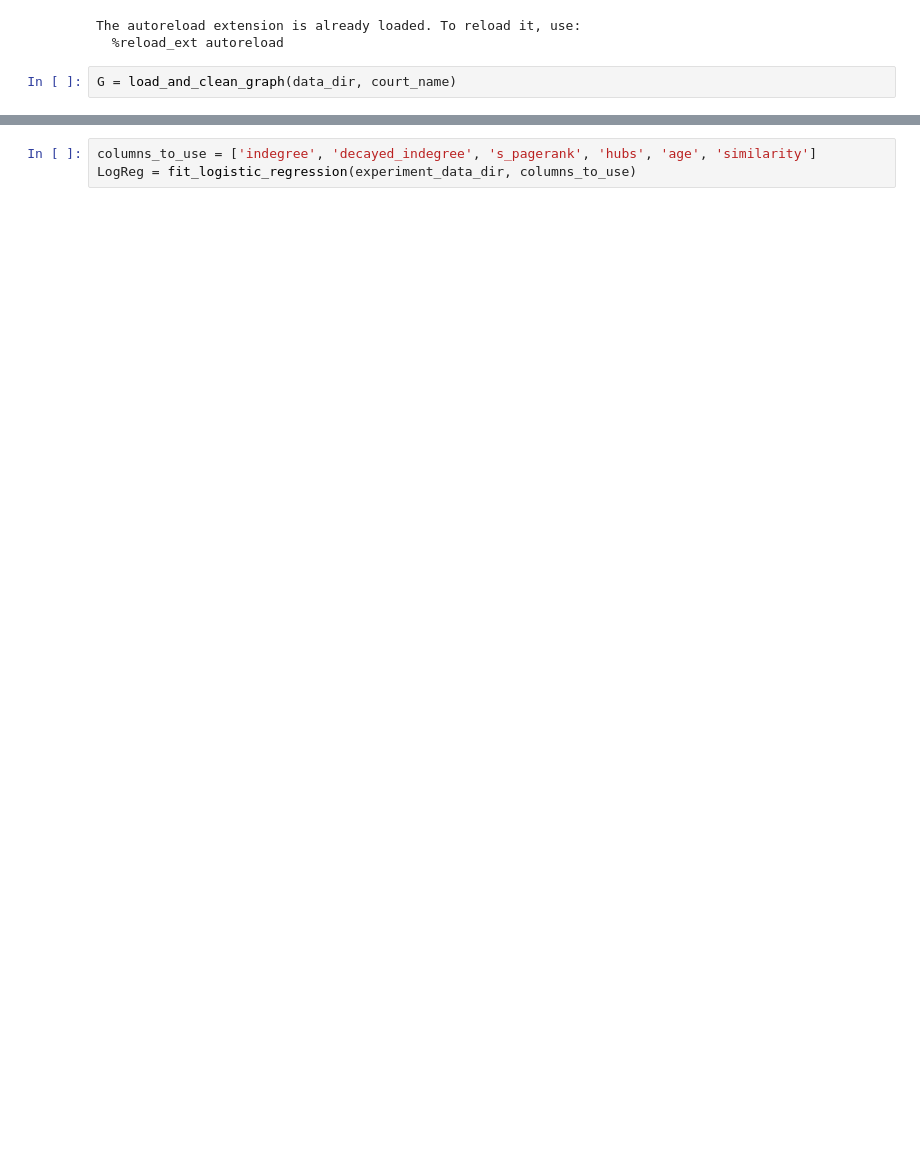
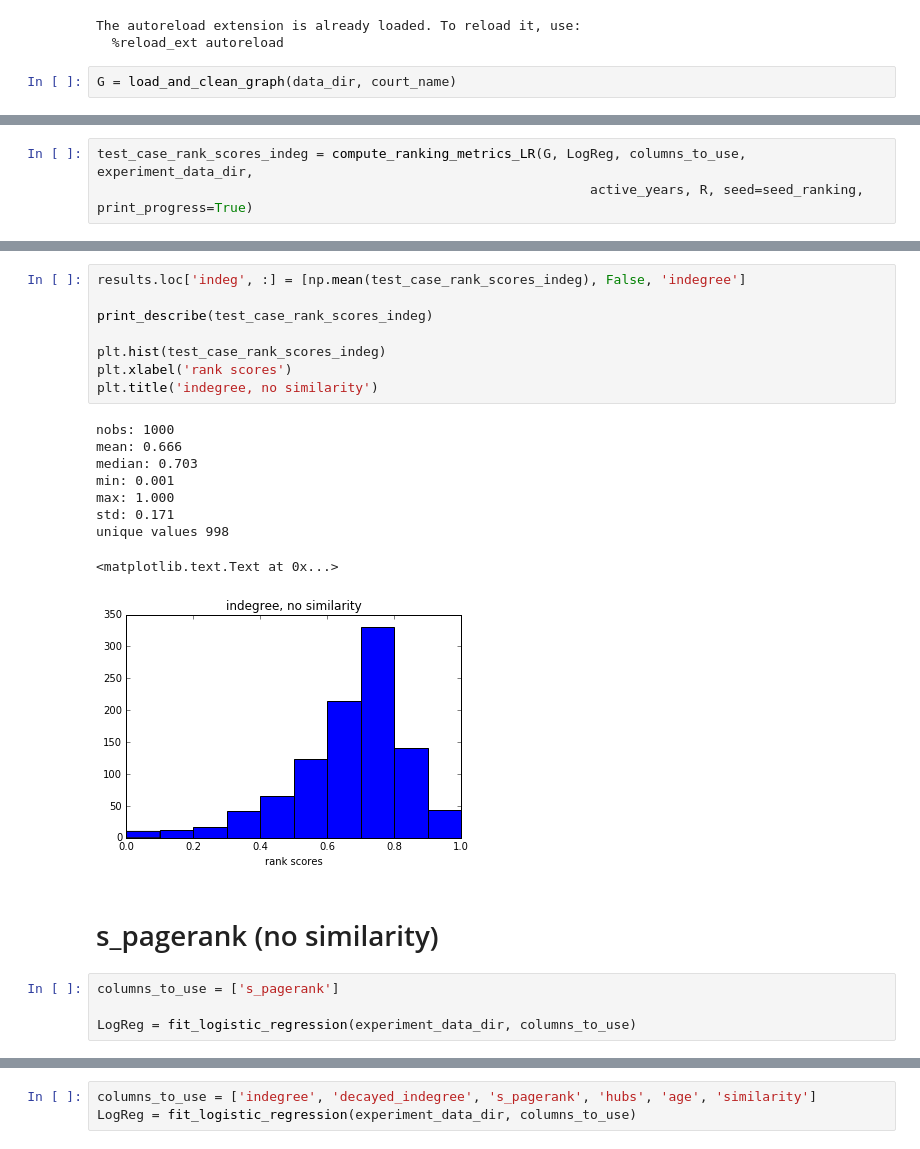
Before and after one commit to idc9/law-net, a Jupyter notebook: explore/vertex_metrics_experiment/compare_individual_metrics.ipynb, the cells around one changed output, grey strips where cells are left out. Saved outputs shown, nothing was run; the diff lists cells and outputs as text; blank space fills up the shorter version.

```diff
--- a/explore/vertex_metrics_experiment/compare_individual_metrics.ipynb
+++ b/explore/vertex_metrics_experiment/compare_individual_metrics.ipynb
@@ -46,0 +113,3 @@ snapshot_year_list = range(1900, 2016 + 1)
+# %%
+test_case_rank_scores_indeg = compute_ranking_metrics_LR(G, LogReg, columns_to_use, experiment_data_dir,
+                                                               active_years, R, seed=seed_ranking, print_progress=True)
@@ -46,0 +127,24 @@ snapshot_year_list = range(1900, 2016 + 1)
+# %%
+results.loc['indeg', :] = [np.mean(test_case_rank_scores_indeg), False, 'indegree']
+
+print_describe(test_case_rank_scores_indeg)
+
+plt.hist(test_case_rank_scores_indeg)
+plt.xlabel('rank scores')
+plt.title('indegree, no similarity')
+# %% [output]
+nobs: 1000
+mean: 0.666
+median: 0.703
+min: 0.001
+max: 1.000
+std: 0.171
+unique values 998
+<matplotlib.text.Text at 0x...>
+[figure, added]
+# %% [markdown]
+# s_pagerank (no similarity)
+# %%
+columns_to_use = ['s_pagerank']
+
+LogReg = fit_logistic_regression(experiment_data_dir, columns_to_use)
```
Also changed, not shown: parts of 49 cells of this notebook, 8 other files.
